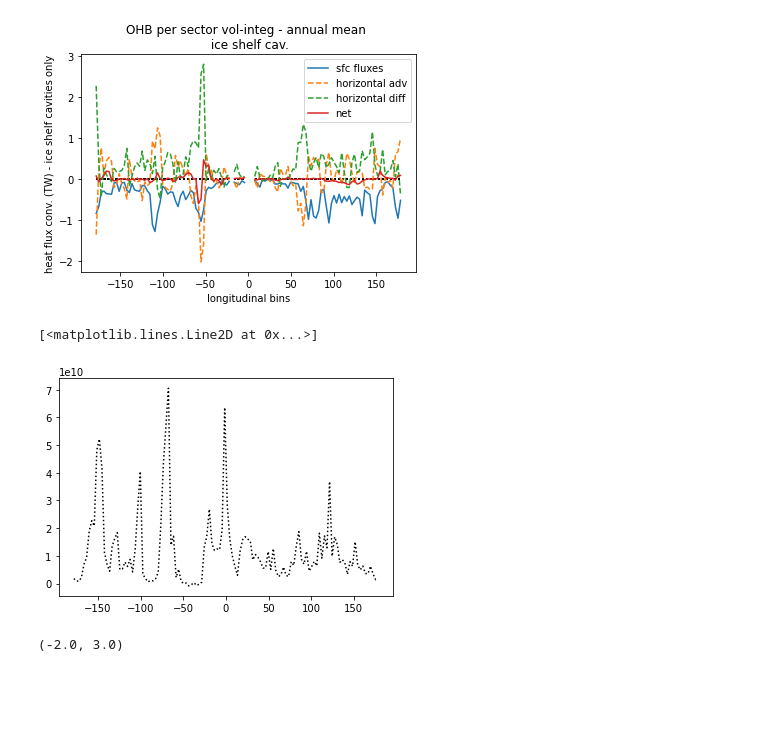
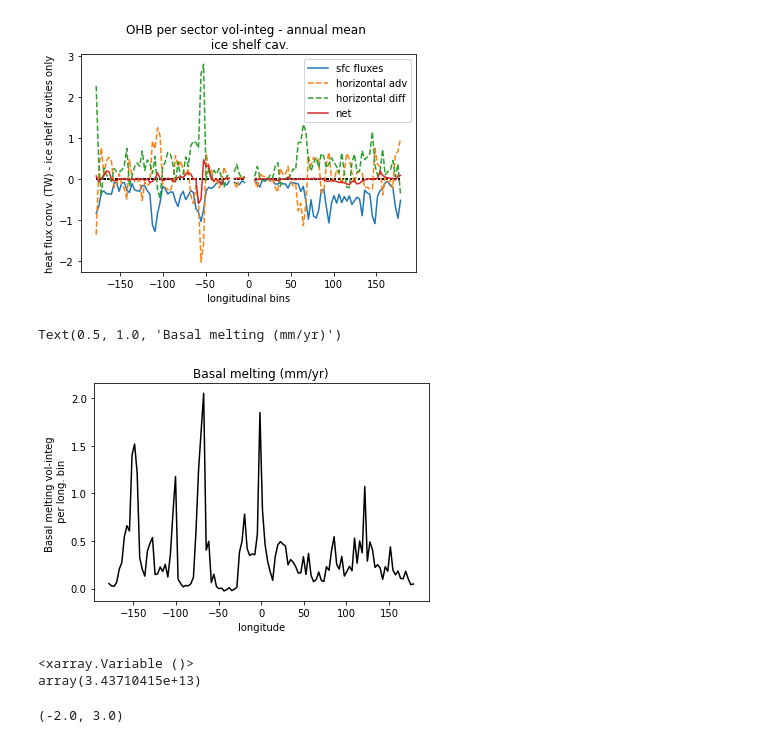
Before and after one commit to fabiobdias/waom_notebook, a Jupyter notebook: OHB_shelf/OHB_closure/WAOM10_OHB_regional_using_lon_masks.ipynb, the cells around one changed output. Saved outputs shown, nothing was run; the diff lists cells and outputs as text; code cells hidden in the pictures; blank space fills up the shorter version.

```diff
--- a/OHB_shelf/OHB_closure/WAOM10_OHB_regional_using_lon_masks.ipynb
+++ b/OHB_shelf/OHB_closure/WAOM10_OHB_regional_using_lon_masks.ipynb
@@ -327,14 +333,21 @@ plt.title('OHB per sector vol-integ - annual mean \n ice shelf cav.')
 # %% [output]
 Text(0.5, 1.0, 'OHB per sector vol-integ - annual mean \n ice shelf cav.')
 [figure]
+# %%
+area_sum = area.sum('eta_rho').sum('xi_rho')
 # %%
-plt.plot(lon_bins,np.nanmean(bmelt, axis=0),'-k')
+plt.plot(lon_bins,np.divide(np.nanmean(bmelt, axis=0),area_sum.values)*1000,'-k')
 plt.xlabel('longitude')
 plt.ylabel('Basal melting vol-integ \n per long. bin')
-plt.title('Basal melting (m3/yr)')
+plt.title('Basal melting (mm/yr)')
 # %% [output]
-[<matplotlib.lines.Line2D at 0x...>]
+Text(0.5, 1.0, 'Basal melting (mm/yr)')
-[figure, old version]
+[figure, new version]
+# %%
+area_sum
+# %% [output]
+<xarray.Variable ()>
+array(3.43710415e+13)
 # %%
 plt.plot(lon_bins,(net-net_is)*0,':k')
 plt.plot(lon_bins,(vdiff-vdiff_is).mean('ocean_time')*1e-12,label='sfc fluxes')
```
Also changed, not shown: parts of 14 cells of this notebook, 28 other files.
